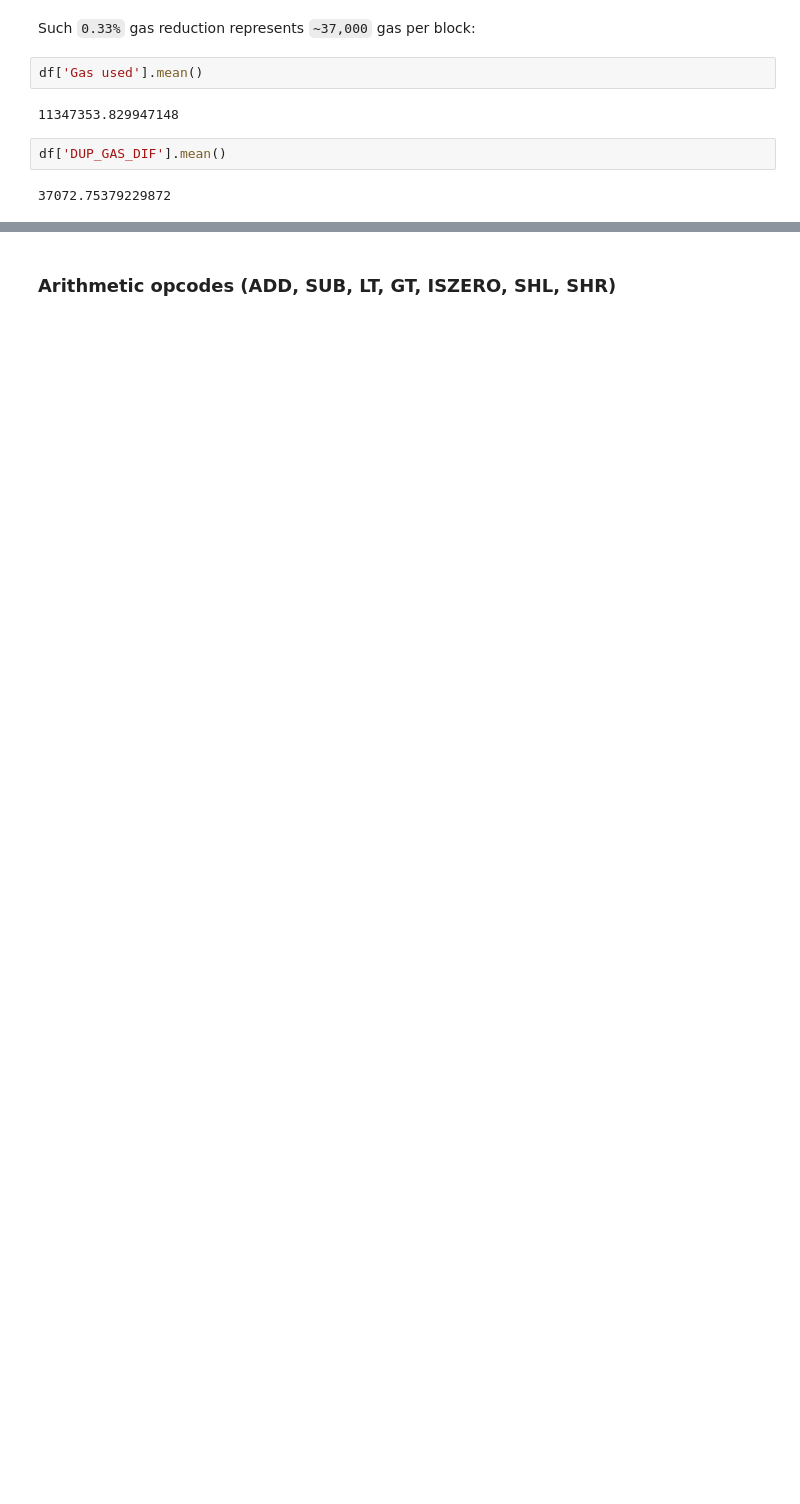
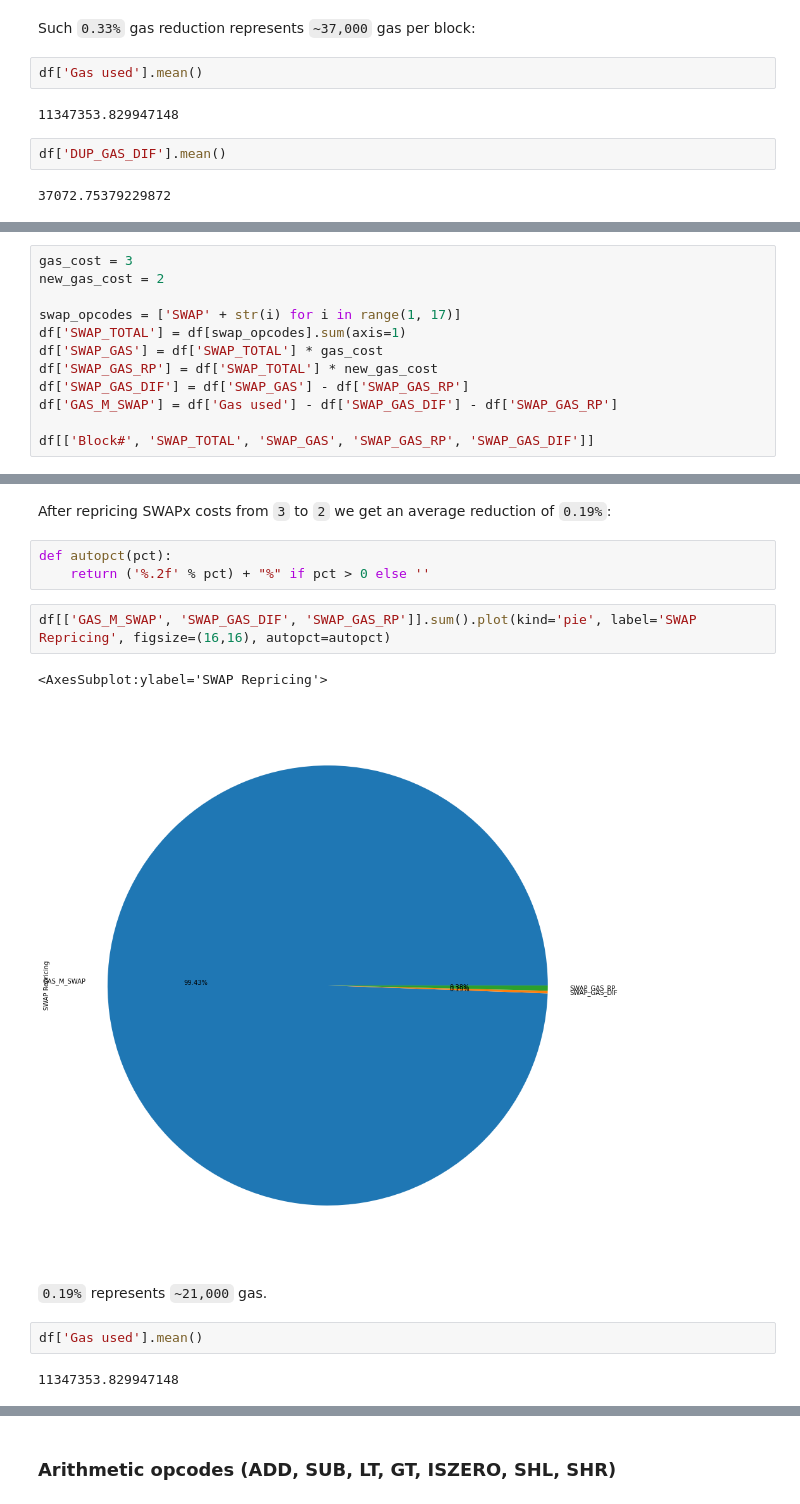
Before and after one commit to hugo-dc/opcode_usage, a Jupyter notebook: notebook/evm_price_improvements.ipynb, the cells around one changed output, grey strips where cells are left out. Saved outputs shown, nothing was run; the diff lists cells and outputs as text; blank space fills up the shorter version.

Commit message:
Add remaining opcodes, and add total

```diff
--- a/notebook/evm_price_improvements.ipynb
+++ b/notebook/evm_price_improvements.ipynb
@@ -172,0 +173,12 @@ df['DUP_GAS_DIF'].mean()
+# %%
+gas_cost = 3
+new_gas_cost = 2
+
+swap_opcodes = ['SWAP' + str(i) for i in range(1, 17)]
+df['SWAP_TOTAL'] = df[swap_opcodes].sum(axis=1)
+df['SWAP_GAS'] = df['SWAP_TOTAL'] * gas_cost
+df['SWAP_GAS_RP'] = df['SWAP_TOTAL'] * new_gas_cost
+df['SWAP_GAS_DIF'] = df['SWAP_GAS'] - df['SWAP_GAS_RP']
+df['GAS_M_SWAP'] = df['Gas used'] - df['SWAP_GAS_DIF'] - df['SWAP_GAS_RP']
+
+df[['Block#', 'SWAP_TOTAL', 'SWAP_GAS', 'SWAP_GAS_RP', 'SWAP_GAS_DIF']]
@@ -172,0 +199,16 @@ df['DUP_GAS_DIF'].mean()
+# %% [markdown]
+After repricing SWAPx costs from `3` to `2` we get an average reduction of `0.19%`:
+# %%
+def autopct(pct):
+    return ('%.2f' % pct) + "%" if pct > 0 else ''
+# %%
+df[['GAS_M_SWAP', 'SWAP_GAS_DIF', 'SWAP_GAS_RP']].sum().plot(kind='pie', label='SWAP Repricing', figsize=(16,16), autopct=autopct)
+# %% [output]
+<AxesSubplot:ylabel='SWAP Repricing'>
+[figure, added]
+# %% [markdown]
+`0.19%` represents `~21,000` gas.
+# %%
+df['Gas used'].mean()
+# %% [output]
+11347353.829947148
```
Also changed, not shown: parts of 15 cells of this notebook.
